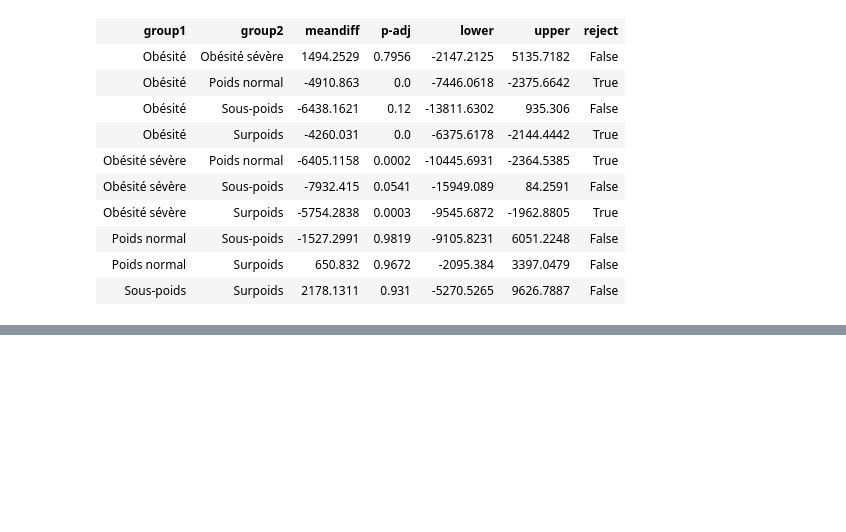
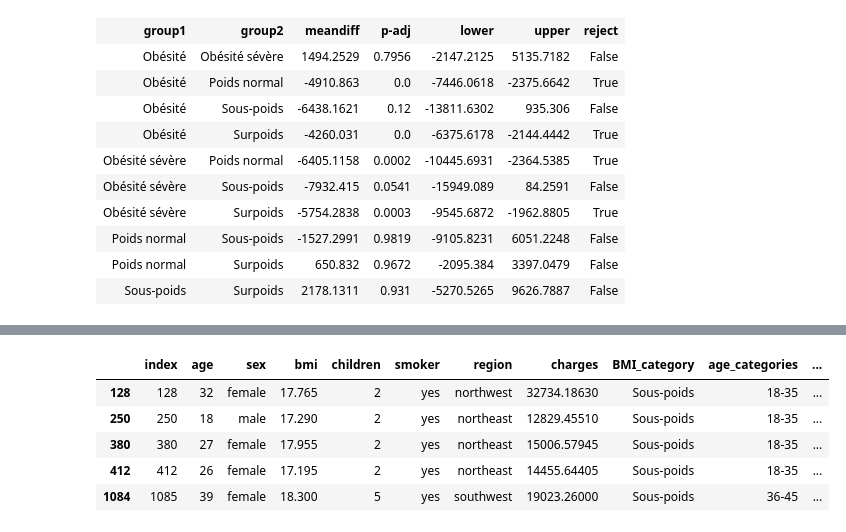
Before and after one commit to istaion/Assur_aimant, a Jupyter notebook: Hacene/analyse.ipynb, the cells around one changed output, grey strips where cells are left out. Saved outputs shown, nothing was run; the diff lists cells and outputs as text; code cells hidden in the pictures; blank space fills up the shorter version.

```diff
--- a/Hacene/analyse.ipynb
+++ b/Hacene/analyse.ipynb
@@ -845,0 +853,9 @@ Multiple Comparison of Means - Tukey HSD, FWER=0.05
+# %%
+df[(df['BMI_category'] == "Sous-poids") & (df['smoker']=='yes')]
+# %% [output]
+|  | index | age | sex | bmi | children | smoker | region | charges | BMI_category | age_categories | ... |
+| 128 | 128 | 32 | female | 17.765 | 2 | yes | northwest | 32734.18630 | Sous-poids | 18-35 | ... |
+| 250 | 250 | 18 | male | 17.290 | 2 | yes | northeast | 12829.45510 | Sous-poids | 18-35 | ... |
+| 380 | 380 | 27 | female | 17.955 | 2 | yes | northeast | 15006.57945 | Sous-poids | 18-35 | ... |
+| 412 | 412 | 26 | female | 17.195 | 2 | yes | northeast | 14455.64405 | Sous-poids | 18-35 | ... |
+| 1084 | 1085 | 39 | female | 18.300 | 5 | yes | southwest | 19023.26000 | Sous-poids | 36-45 | ... |
```
Also changed, not shown: parts of 9 cells of this notebook.
